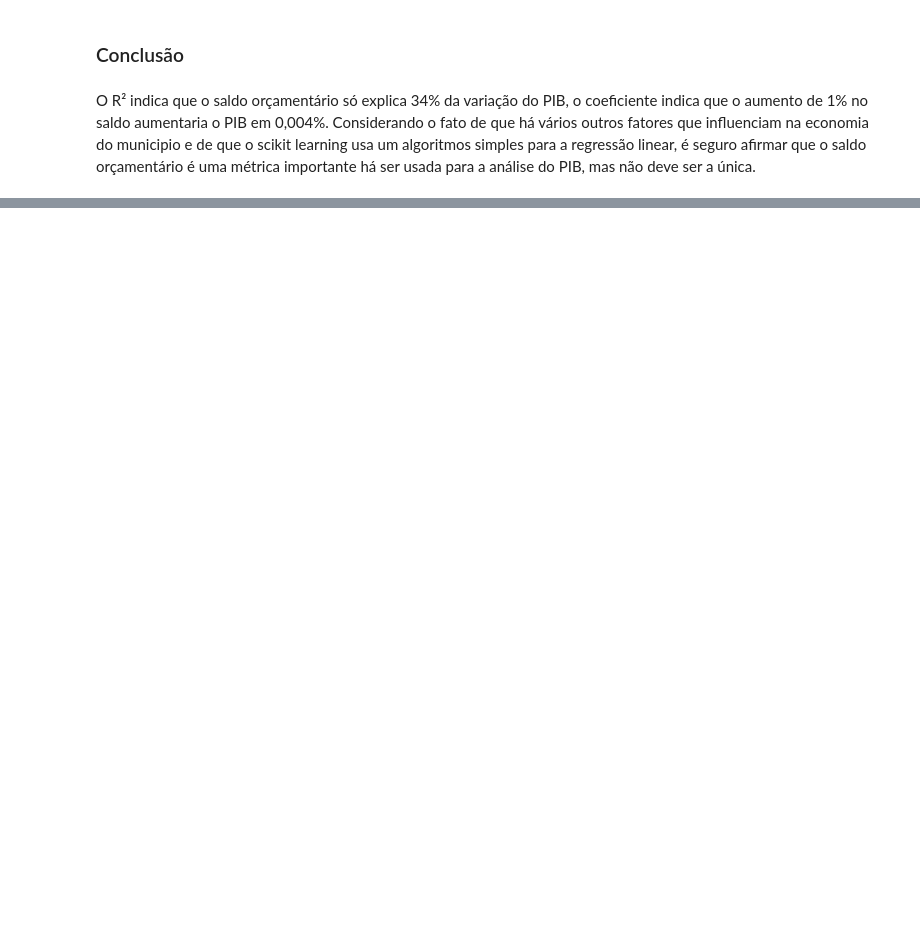
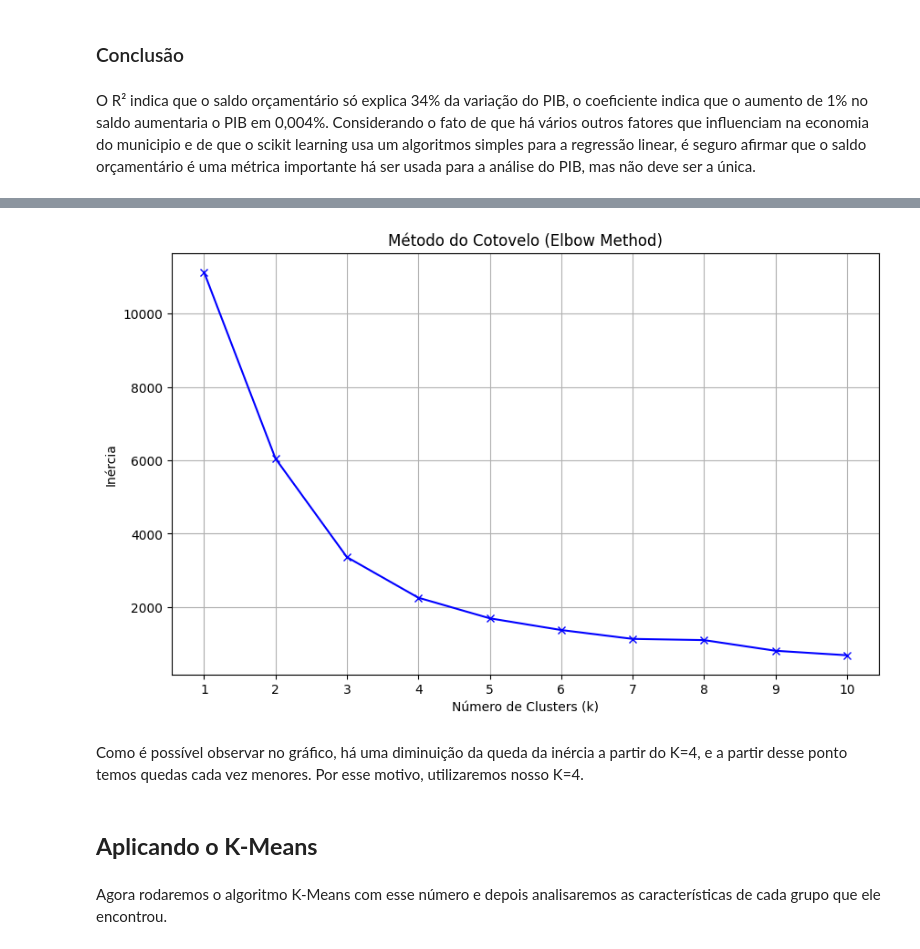
Before and after one commit to anaC-Fernandes/ProjetoDados, a Jupyter notebook: Notebooks/Dataset_Crise.ipynb, the cells around one changed output, grey strips where cells are left out. Cells and saved outputs as stored; diff of their text form; code cells hidden in the pictures; blank space fills up the shorter version.

```diff
--- a/Notebooks/Dataset_Crise.ipynb
+++ b/Notebooks/Dataset_Crise.ipynb
@@ -610,0 +664,11 @@ O R² indica que o saldo orçamentário só explica 34% da variação do PIB, o
+# %%
+from sklearn.preprocessing import StandardScaler
+
+# Selecionar apenas as colunas numéricas que o modelo vai usar
+features_para_cluster = df_analise[['PIB_per_capita_2016', 'PIB_per_capita_2018']]
+
+# Criar o objeto scaler
+scaler = StandardScaler()
+
+# Aplicar o scaler aos nossos dados
+features_scaled = scaler.fit_transform(features_para_cluster)
@@ -610,0 +685,30 @@ O R² indica que o saldo orçamentário só explica 34% da variação do PIB, o
+# %%
+from sklearn.cluster import KMeans
+
+inertia = []
+K = range(1, 11) # Testar de 1 a 10 clusters
+
+for k in K:
+    # Cria e treina o modelo K-Means para o valor de k atual
+    kmeans_model = KMeans(n_clusters=k, random_state=42, n_init='auto')
+    kmeans_model.fit(features_scaled)
+    # Armazena a inércia (soma das distâncias quadráticas) do modelo treinado
+    inertia.append(kmeans_model.inertia_)
+
+# --- Plotando o Gráfico do Cotovelo ---
+plt.figure(figsize=(10, 6))
+plt.plot(K, inertia, 'bx-')
+plt.xlabel('Número de Clusters (k)')
+plt.ylabel('Inércia')
+plt.title('Método do Cotovelo (Elbow Method)')
+plt.xticks(K)
+plt.grid(True)
+plt.show()
+# %% [output]
+[figure, added]
+# %% [markdown]
+Como é possível observar no gráfico, há uma diminuição da queda da inércia a partir do K=4, e a partir desse ponto temos quedas cada vez menores. Por esse motivo, utilizaremos nosso K=4.
+# %% [markdown]
+## **Aplicando o K-Means**
+# %% [markdown]
+Agora rodaremos o algoritmo K-Means com esse número e depois analisaremos as características de cada grupo que ele encontrou.
```
Also changed, not shown: parts of 25 cells of this notebook.
